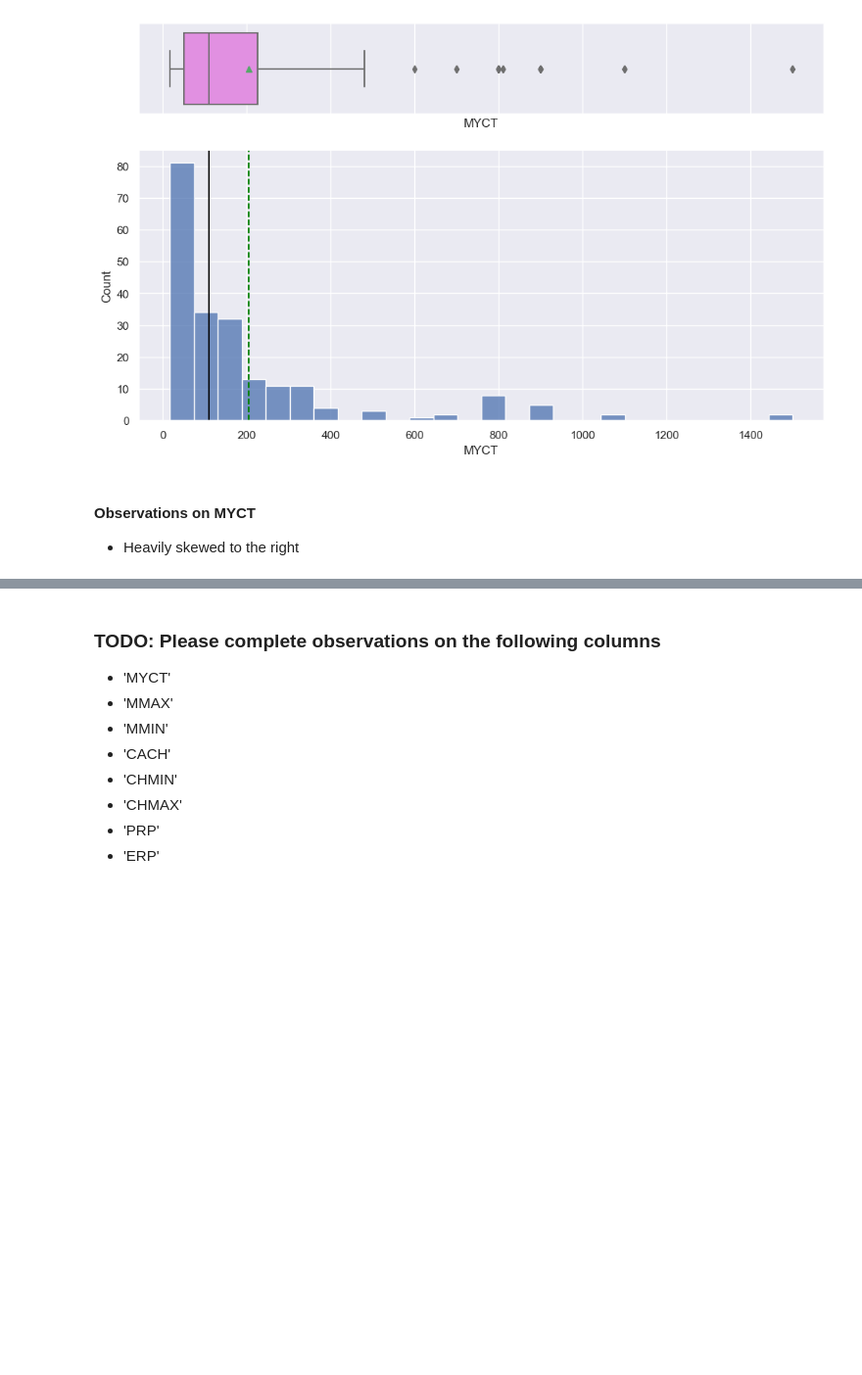
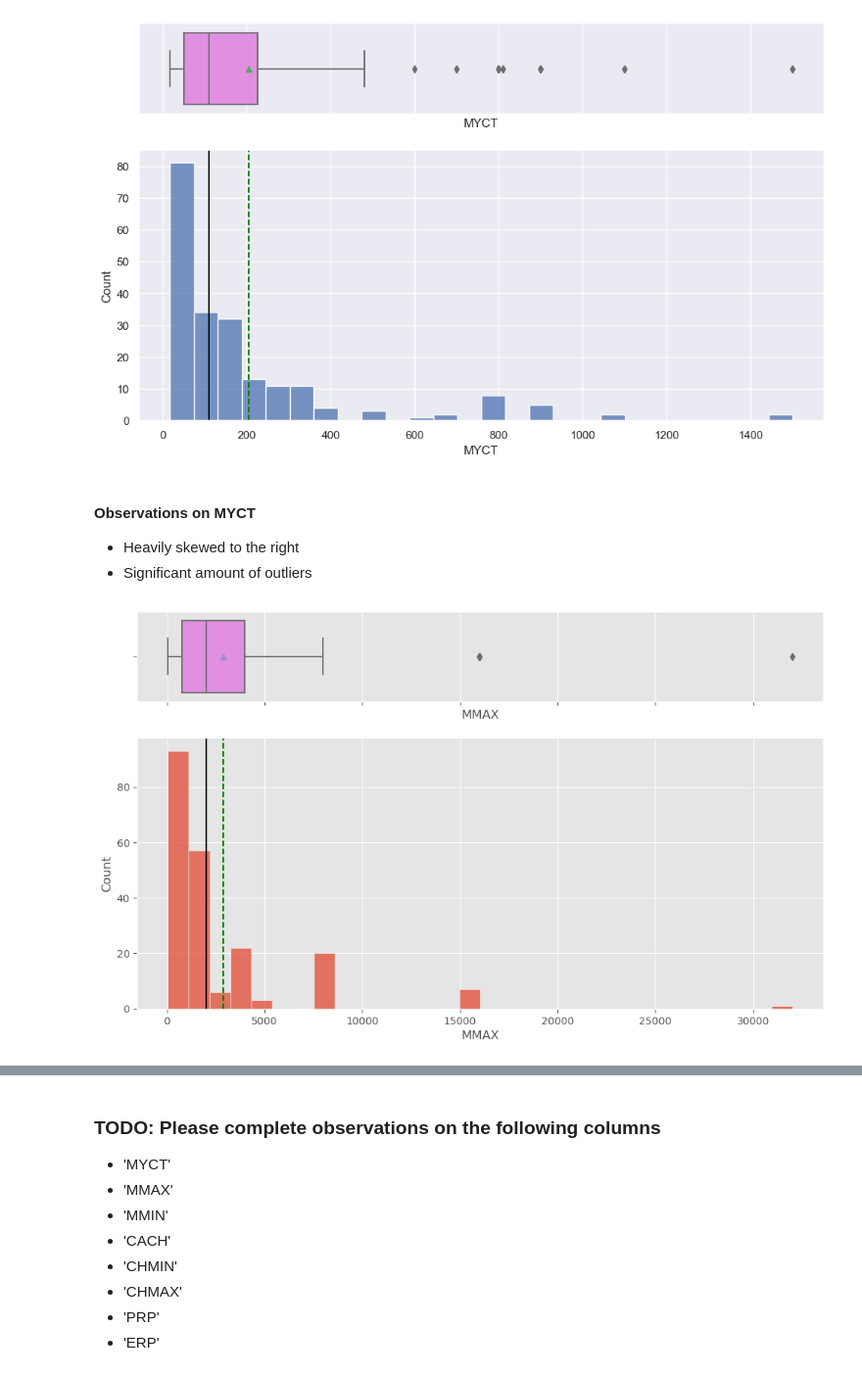
Before and after one commit to darkepacific/AAI-500-FinalTeamProject, a Jupyter notebook: AAI-500-FinalTeamProject.ipynb, the cells around one changed output, grey strips where cells are left out. Shown at 98% size. Saved outputs shown, nothing was run; the diff lists cells and outputs as text; code cells hidden in the pictures; blank space fills up the shorter version.

Commit message:
Expanded boxplots and observatioins

```diff
--- a/AAI-500-FinalTeamProject.ipynb
+++ b/AAI-500-FinalTeamProject.ipynb
@@ -292,3 +292,8 @@ boxplot_and_histogram(df, "MYCT")
 # %% [markdown]
 #### Observations on MYCT
 - Heavily skewed to the right
+- Significant amount of outliers
+# %%
+boxplot_and_histogram(df, "MMAX")
+# %% [output]
+[figure, added]
```
Also changed, not shown: parts of 35 cells of this notebook.
